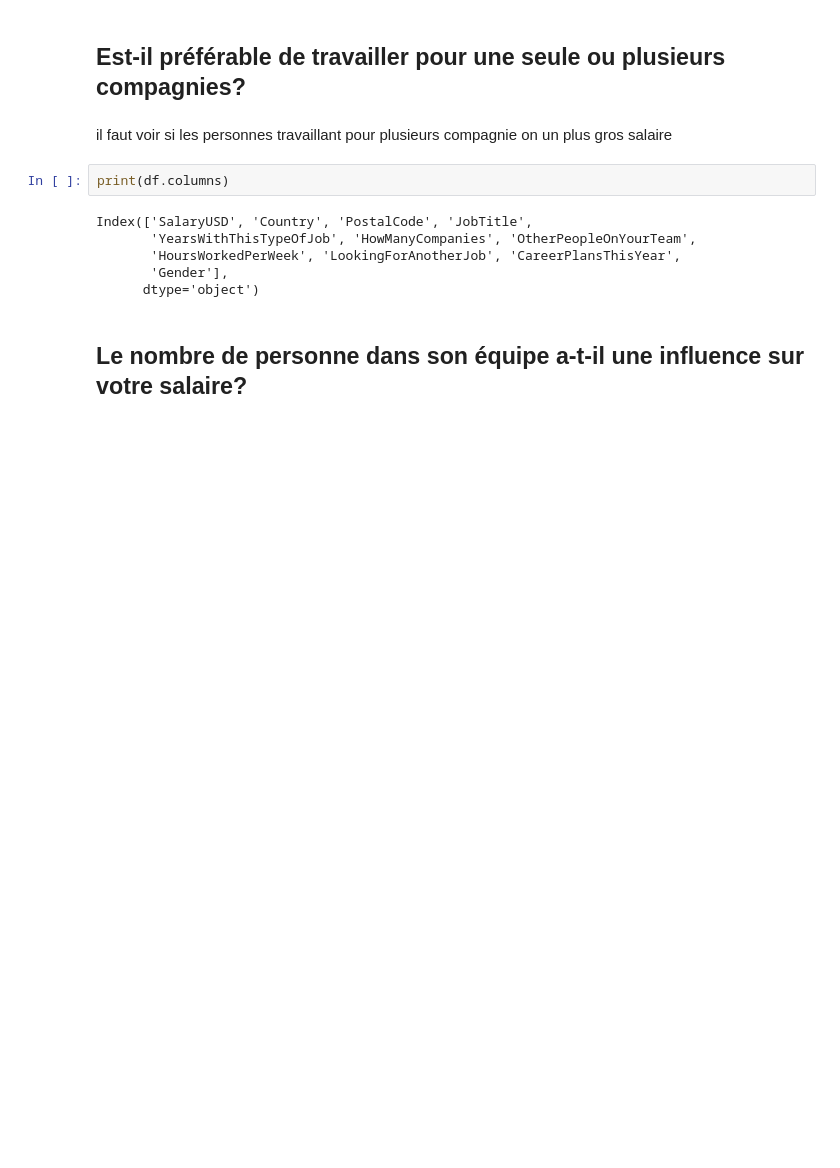
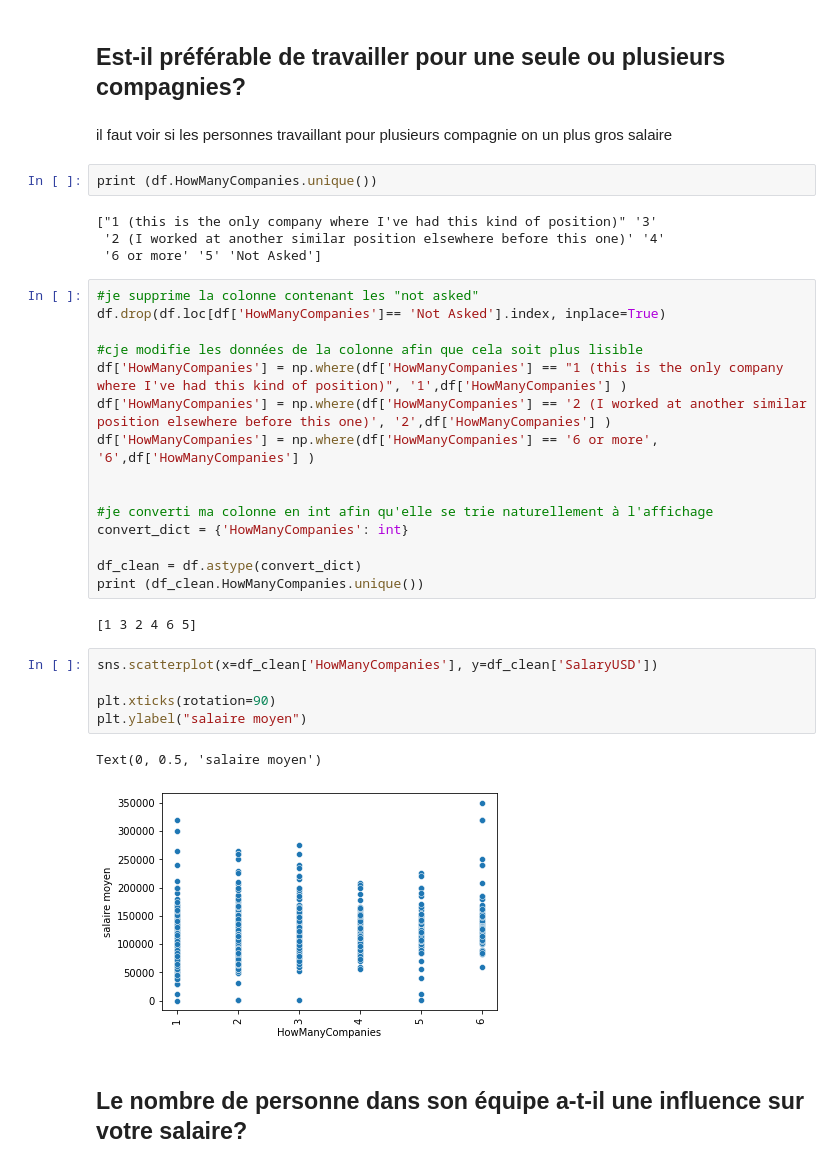
Before and after one commit to MarieDeSmedt/american-dream, a Jupyter notebook: notebook/data_visualization.ipynb, the cells around one changed output. Drawn from its saved outputs; the diff is of its cells as text; blank space fills up the shorter version.

```diff
--- a/notebook/data_visualization.ipynb
+++ b/notebook/data_visualization.ipynb
@@ -76,13 +76,36 @@ my_plot.plot.pie(autopct="%.1f%%", radius=2)
 # %% [markdown]
 il faut voir si les personnes travaillant pour plusieurs compagnie on un plus gros salaire
 # %%
-print(df.columns)
+print (df.HowManyCompanies.unique())
 # %% [output]
-Index(['SalaryUSD', 'Country', 'PostalCode', 'JobTitle',
-       'YearsWithThisTypeOfJob', 'HowManyCompanies', 'OtherPeopleOnYourTeam',
-       'HoursWorkedPerWeek', 'LookingForAnotherJob', 'CareerPlansThisYear',
-       'Gender'],
-      dtype='object')
+["1 (this is the only company where I've had this kind of position)" '3'
+ '2 (I worked at another similar position elsewhere before this one)' '4'
+ '6 or more' '5' 'Not Asked']
+# %%
+#je supprime la colonne contenant les "not asked"
+df.drop(df.loc[df['HowManyCompanies']== 'Not Asked'].index, inplace=True)
+
+#cje modifie les données de la colonne afin que cela soit plus lisible
+df['HowManyCompanies'] = np.where(df['HowManyCompanies'] == "1 (this is the only company where I've had this kind of position)", '1',df['HowManyCompanies'] )
+df['HowManyCompanies'] = np.where(df['HowManyCompanies'] == '2 (I worked at another similar position elsewhere before this one)', '2',df['HowManyCompanies'] )
+df['HowManyCompanies'] = np.where(df['HowManyCompanies'] == '6 or more', '6',df['HowManyCompanies'] )
+
+
+#je converti ma colonne en int afin qu'elle se trie naturellement à l'affichage
+convert_dict = {'HowManyCompanies': int}
+
+df_clean = df.astype(convert_dict)
+print (df_clean.HowManyCompanies.unique())
+# %% [output]
+[1 3 2 4 6 5]
+# %%
+sns.scatterplot(x=df_clean['HowManyCompanies'], y=df_clean['SalaryUSD'])
+
+plt.xticks(rotation=90)
+plt.ylabel("salaire moyen")
+# %% [output]
+Text(0, 0.5, 'salaire moyen')
+[figure, added]
 # %% [markdown]
 ##  Le nombre de personne dans son équipe a-t-il une influence sur votre salaire?
 # %% [markdown]
```
Also changed, not shown: parts of 1 cell of this notebook.
